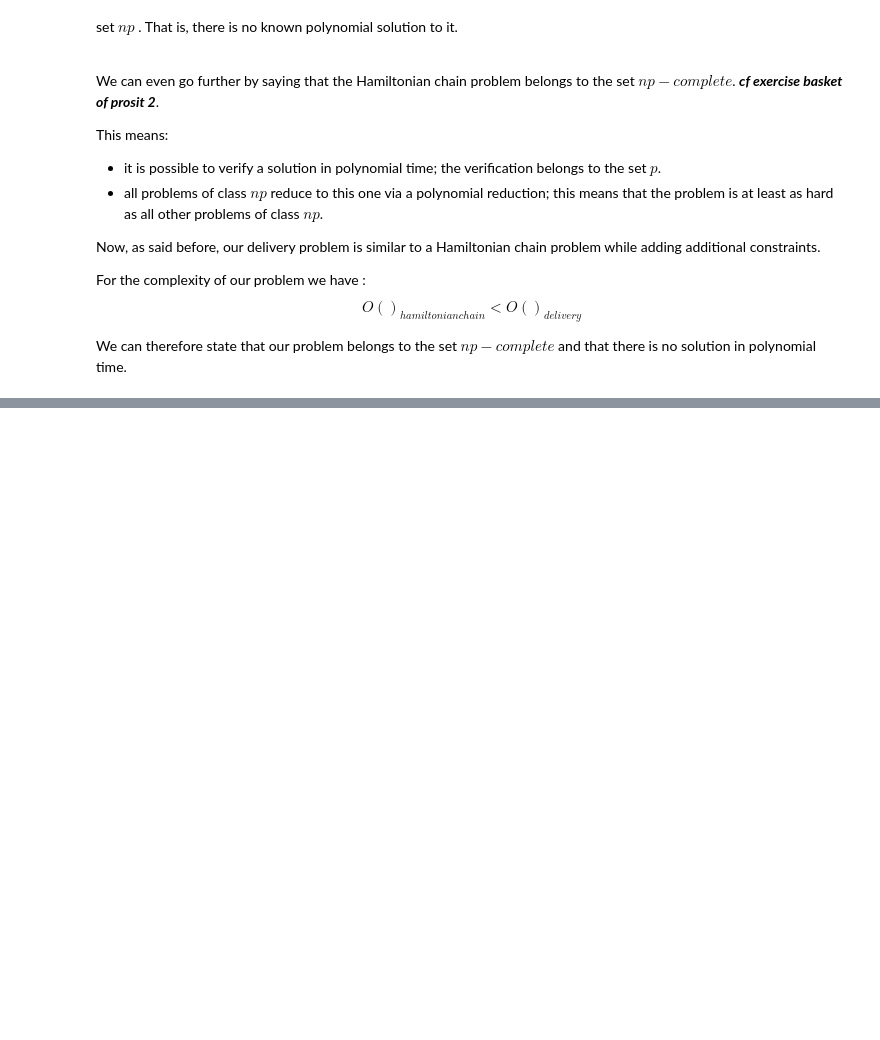
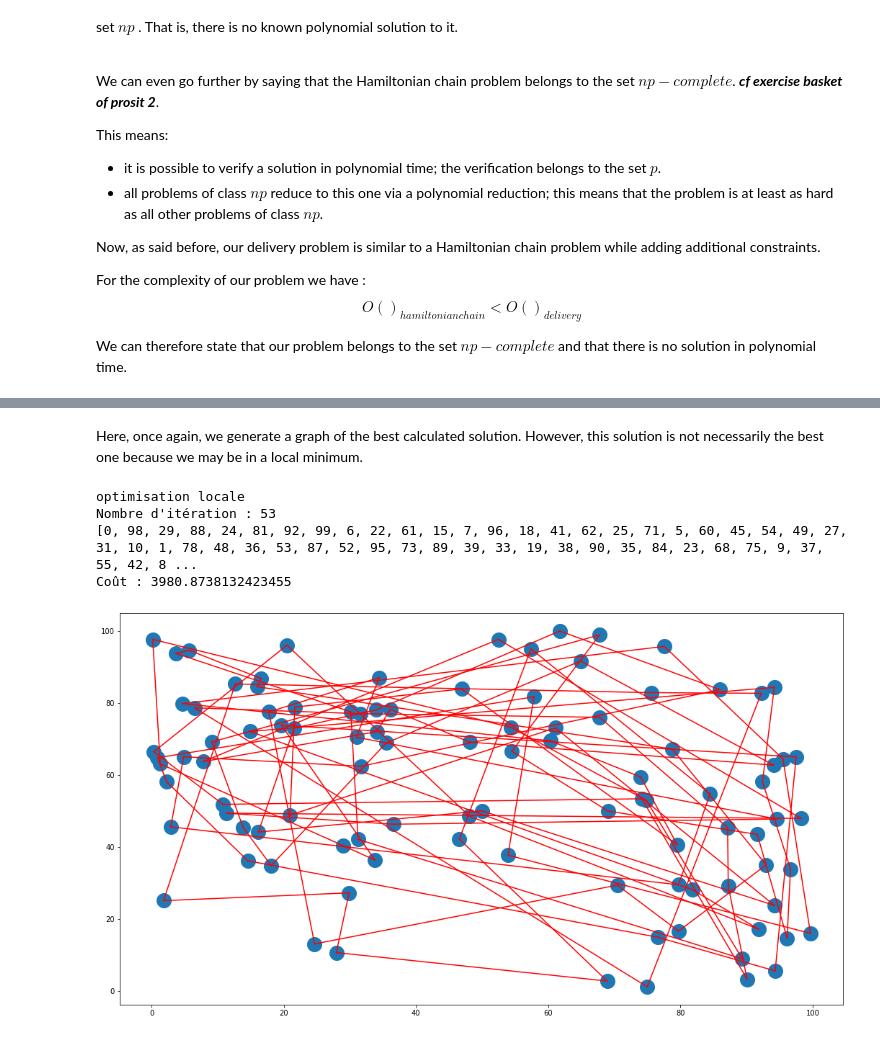
Before and after one commit to OscarPALISSOT/Routing_vehicule_problem_Python, a Jupyter notebook: Livrable2-EN.ipynb, the cells around one changed output, grey strips where cells are left out. Saved outputs shown, nothing was run; the diff lists cells and outputs as text; code cells hidden in the pictures; blank space fills up the shorter version.

```diff
--- a/Livrable2-EN.ipynb
+++ b/Livrable2-EN.ipynb
@@ -240,0 +284,8 @@ Je commence par générer une solution aléatoire au problème. Ce n'est pas la
+# %%
+def voisinage(tournee):
+    for k in range(1, len(tournee)-2):
+        voisin = tournee.copy()
+        i = voisin[k]
+        voisin[k] = voisin[k+1]
+        voisin[k+1] = i
+        yield(voisin)
@@ -240,0 +294,36 @@ Je commence par générer une solution aléatoire au problème. Ce n'est pas la
+# %%
+def hill_climbing(solution_initiale):
+
+    solution_courante = solution_initiale
+    nouveau = True
+    nb_iter = 0
+
+    while (nouveau):
+        nb_iter += 1
+        meilleure_solution = solution_courante
+        cout_meillieur = distanceTournee(meilleure_solution)
+        # on parcourt tous les voisins de la solution courante pour garder la meilleure
+        for voisin in voisinage(solution_courante):
+            cout_voisin = distanceTournee(voisin)
+            if cout_voisin < cout_meillieur:
+                cout_meillieur = cout_voisin
+                meilleure_solution = voisin
+        nouveau = (meilleure_solution != solution_courante)
+        solution_courante = meilleure_solution
+    print("Nombre d'itération : %d" %nb_iter)
+
+    return solution_courante
+# %% [markdown]
+Here, once again, we generate a graph of the best calculated solution. However, this solution is not necessarily the best one because we may be in a local minimum.
+# %%
+print("optimisation locale")
+solutionLocale = hill_climbing(firstTournee)
+print(solutionLocale)
+print('Coût : '+ str(distanceTournee(solutionLocale)))
+printTournee(villes, solutionLocale)
+# %% [output]
+optimisation locale
+Nombre d'itération : 53
+[0, 98, 29, 88, 24, 81, 92, 99, 6, 22, 61, 15, 7, 96, 18, 41, 62, 25, 71, 5, 60, 45, 54, 49, 27, 31, 10, 1, 78, 48, 36, 53, 87, 52, 95, 73, 89, 39, 33, 19, 38, 90, 35, 84, 23, 68, 75, 9, 37, 55, 42, 8 ...
+Coût : 3980.8738132423455
+[figure, added]
```
Also changed, not shown: parts of 42 cells of this notebook, 1 other file.
